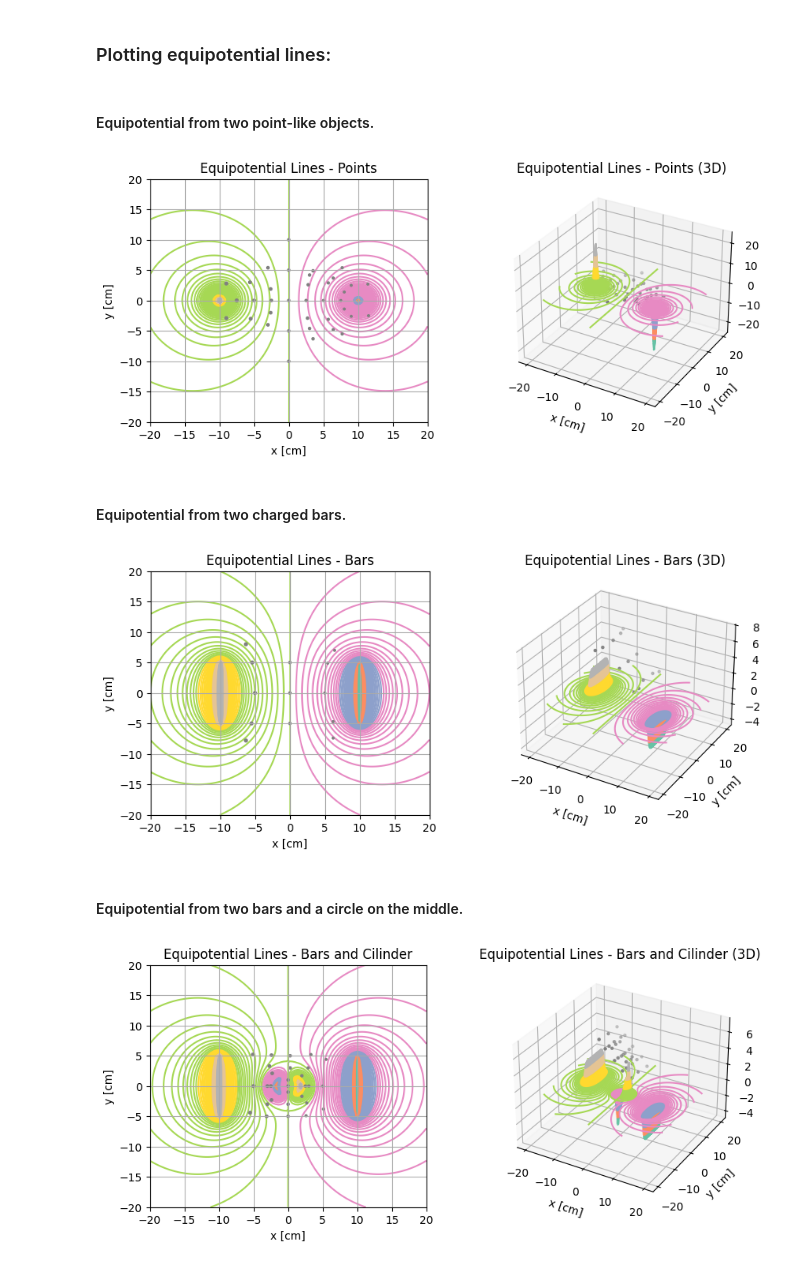
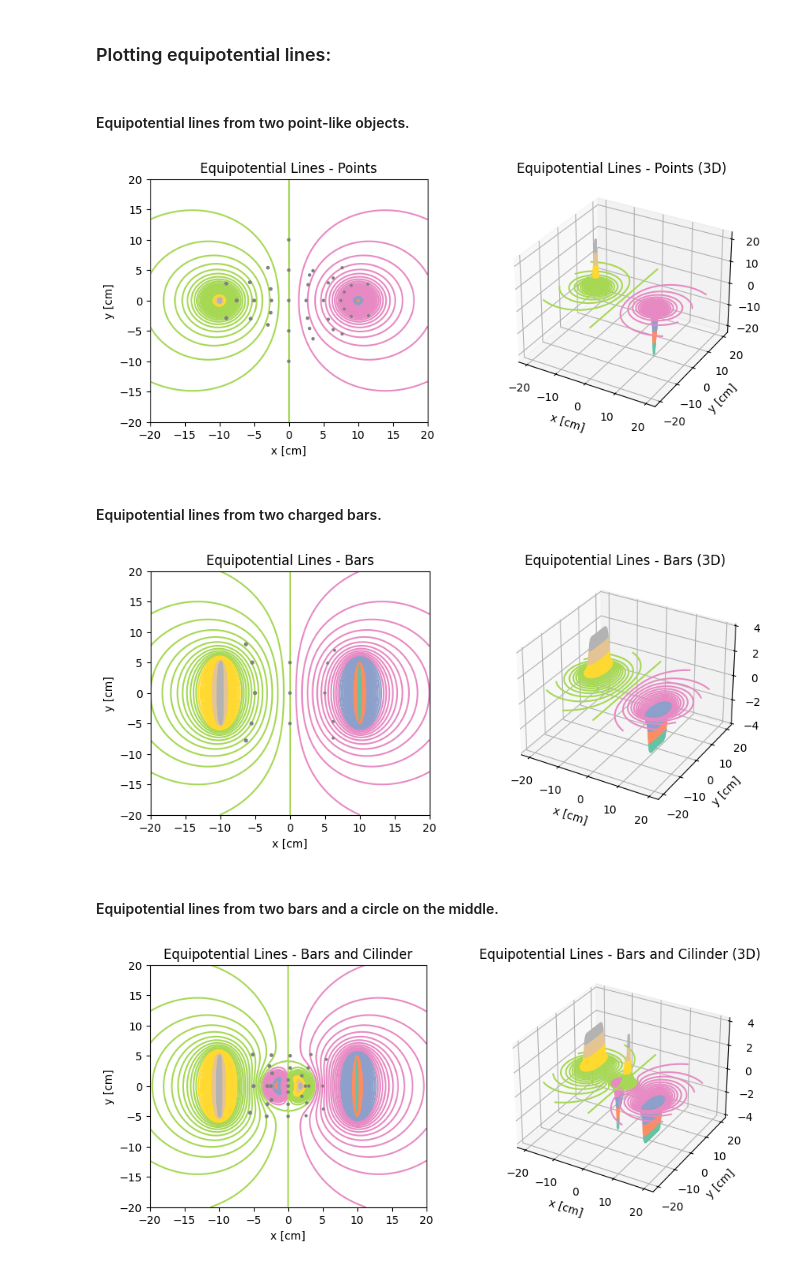
Before and after one commit to sunbaee/Eletrostatics, a Jupyter notebook: PotentialPlot.ipynb, the cells around one changed output. Cells and saved outputs as stored; diff of their text form; code cells hidden in the pictures.

```diff
--- a/PotentialPlot.ipynb
+++ b/PotentialPlot.ipynb
@@ -114,11 +105,9 @@ def CalculatePotentialPoints(start, end, size, chargedPoints, charges):
     return x, y, z;
 # %%
 # Plots 3D graph and its contour graph. Returns 3D subplot and contour axis subplot.
-def Plot3D(x, y, z, numLevels, xlabel="x [cm]", ylabel="y [cm]", title="", grid=True):
+def Plot3D(x, y, z, numLevels, xlabel="x [cm]", ylabel="y [cm]", title="", grid=False):
     fig = plot.figure(figsize=(10, 4));
 
-    #plot.contour(y, x, z, numLevels, cmap="Set2", zorder=0);
-    #plot.colorbar();
     ax2D = fig.add_subplot(1, 2, 1);
     ax2D.contour(y, x, z, numLevels, cmap="Set2", zorder=0);
 
@@ -182,21 +171,20 @@ numPoints = 100;
 
 graphSize = np.abs(end - start);
 # %% [markdown]
-#### Equipotential from two point-like objects.
+#### Equipotential lines from two point-like objects.
 # %%
 x, y, z = CalculatePotentialPoints(start, end, numPoints, chargedPoints, charges);
 # %%
 ax, ax2D, fig = Plot3D(x, y, z, 350, title="Equipotential Lines - Points");
 scatteredPoints, scatteredPotentials = GetData("Data/data1.csv");
 
-ax.scatter(scatteredPoints[:, 0], scatteredPoints[:, 1], scatteredPotentials, c='grey', zorder=1, marker='.');
 ax2D.scatter(scatteredPoints[:, 0], scatteredPoints[:, 1], scatteredPotentials, c='grey', zorder=1);
 
 fig.savefig("Plots/Plot1.png");
 # %% [output]
-[figure, old version]
+[figure, new version]
 # %% [markdown]
-#### Equipotential from two charged bars.
+#### Equipotential lines from two charged bars.
 # %%
 # Calculating charge along two metal bars.
 barPositions = chargedPoints;
@@ -210,16 +198,16 @@ x, y, z = CalculatePotentialPoints(start, end, numPoints, barPoints, barCharges)
 # %%
 # Plotting points from bars
 scatteredPoints, scatteredPotentials = GetData("Data/data2.csv");
+
 ax, ax2D, fig = Plot3D(x, y, z, 100, title="Equipotential Lines - Bars");
 
-ax.scatter(scatteredPoints[:, 0], scatteredPoints[:, 1], scatteredPotentials, c='grey', zorder=1, marker='.');
 ax2D.scatter(scatteredPoints[:, 0], scatteredPoints[:, 1], scatteredPotentials, c='grey', zorder=1);
 
 fig.savefig("Plots/Plot2.png");
 # %% [output]
-[figure, old version]
+[figure, new version]
 # %% [markdown]
-#### Equipotential from two bars and a circle on the middle.
+#### Equipotential lines from two bars and a circle on the middle.
 # %%
 # Setting circle position and charge.
 circlePos = [[0, 0], [0, 0]];
@@ -242,11 +230,10 @@ x, y, z = CalculatePotentialPoints(start, end, numPoints, allPoints, allCharges)
 # %%
 # Plotting points from bars and circle.
 scatteredPoints, scatteredPotentials = GetData("Data/data3.csv");
 ax, ax2D, fig = Plot3D(x, y, z, 120, title="Equipotential Lines - Bars and Cilinder");
 
-ax.scatter(scatteredPoints[:, 0], scatteredPoints[:, 1], scatteredPotentials, c='grey', zorder=1, marker='.');
 ax2D.scatter(scatteredPoints[:, 0], scatteredPoints[:, 1], scatteredPotentials, c='grey', zorder=1);
 
 fig.savefig("Plots/Plot3.png");
 # %% [output]
-[figure, old version]
+[figure, new version]
```
Also changed, not shown: parts of 7 cells of this notebook.
